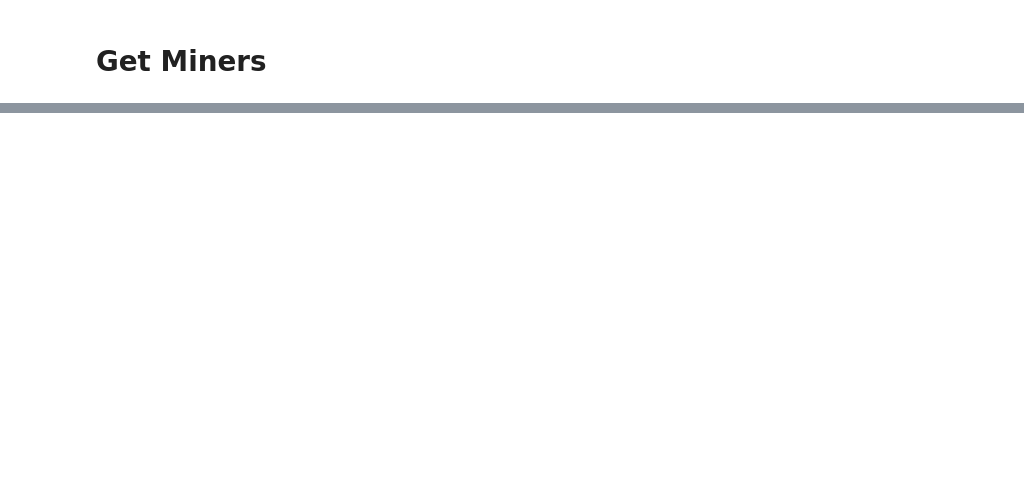
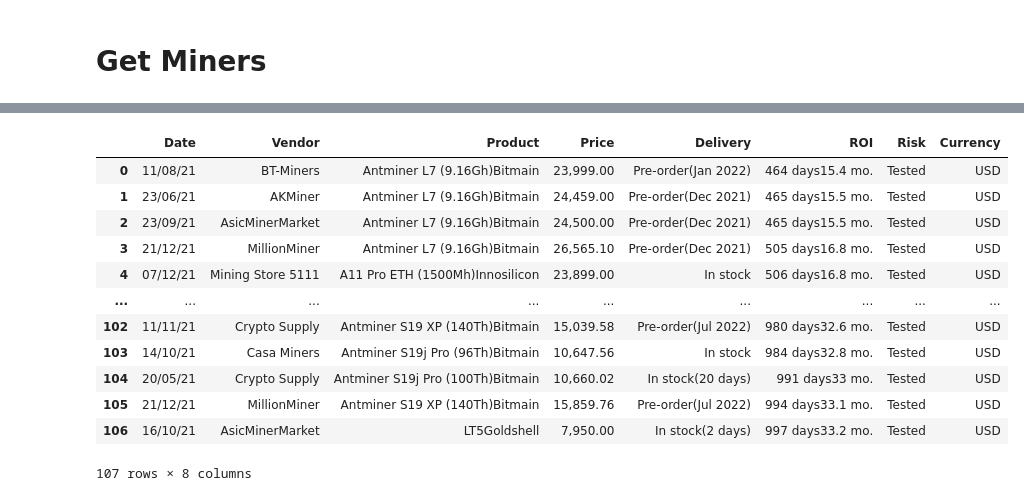
Before and after one commit to SamiEzz/notebooks, a Jupyter notebook: GBMining/ASIC_OR_GPU.ipynb, the cells around one changed output, grey strips where cells are left out. Cells and saved outputs as stored; diff of their text form; code cells hidden in the pictures; blank space fills up the shorter version.

```diff
--- a/GBMining/ASIC_OR_GPU.ipynb
+++ b/GBMining/ASIC_OR_GPU.ipynb
@@ -8,3 +8,7 @@ The aim of this notebook is to provide more clarity about which technology to us
 # %%
+from google.colab import data_table
 import pandas as pd
 import re
+
+GCOLAB = 1
+JUPYTER = 0
@@ -16,7 +18,7 @@ def getMiners():
   return table_MN[0]
 
 def lmabdaCleanPrice(x):
-  return float(x[x.find('$')+1:x.find('.')+3])
+  return x[x.find('$')+1:x.find('.')+3]
 
 def getBuyingOp():
   table_MN = pd.read_html('https://www.asicminervalue.com/opportunities')
@@ -32,5 +34,11 @@ def getBuyingOp():
   table_MN[0]['Vendor']=table_MN[0]['Vendor'].apply(lambda x: x[:x.find('Trusted vendor')])
 
   return table_MN[0]
+
+def printTable(df,_num_rows_per_page=10):
+  if GCOLAB == 1:
+    return data_table.DataTable(df, include_index=False, num_rows_per_page=_num_rows_per_page)
+  elif JUPYTER == 1:
+    return df
 # %% [markdown]
 # Get Miners
@@ -56,0 +61,16 @@ k
+# %%
+printTable(getBuyingOp(),90)
+# %% [output]
+|  | Date | Vendor | Product | Price | Delivery | ROI | Risk | Currency |
+| 0 | 11/08/21 | BT-Miners | Antminer L7 (9.16Gh)Bitmain | 23,999.00 | Pre-order(Jan 2022) | 464 days15.4 mo. | Tested | USD |
+| 1 | 23/06/21 | AKMiner | Antminer L7 (9.16Gh)Bitmain | 24,459.00 | Pre-order(Dec 2021) | 465 days15.5 mo. | Tested | USD |
+| 2 | 23/09/21 | AsicMinerMarket | Antminer L7 (9.16Gh)Bitmain | 24,500.00 | Pre-order(Dec 2021) | 465 days15.5 mo. | Tested | USD |
+| 3 | 21/12/21 | MillionMiner | Antminer L7 (9.16Gh)Bitmain | 26,565.10 | Pre-order(Dec 2021) | 505 days16.8 mo. | Tested | USD |
+| 4 | 07/12/21 | Mining Store 5111 | A11 Pro ETH (1500Mh)Innosilicon | 23,899.00 | In stock | 506 days16.8 mo. | Tested | USD |
+| ... | ... | ... | ... | ... | ... | ... | ... | ... |
+| 102 | 11/11/21 | Crypto Supply | Antminer S19 XP (140Th)Bitmain | 15,039.58 | Pre-order(Jul 2022) | 980 days32.6 mo. | Tested | USD |
+| 103 | 14/10/21 | Casa Miners | Antminer S19j Pro (96Th)Bitmain | 10,647.56 | In stock | 984 days32.8 mo. | Tested | USD |
+| 104 | 20/05/21 | Crypto Supply | Antminer S19j Pro (100Th)Bitmain | 10,660.02 | In stock(20 days) | 991 days33 mo. | Tested | USD |
+| 105 | 21/12/21 | MillionMiner | Antminer S19 XP (140Th)Bitmain | 15,859.76 | Pre-order(Jul 2022) | 994 days33.1 mo. | Tested | USD |
+| 106 | 16/10/21 | AsicMinerMarket | LT5Goldshell | 7,950.00 | In stock(2 days) | 997 days33.2 mo. | Tested | USD |
+107 rows × 8 columns
```
Also changed, not shown: parts of 6 cells of this notebook.
